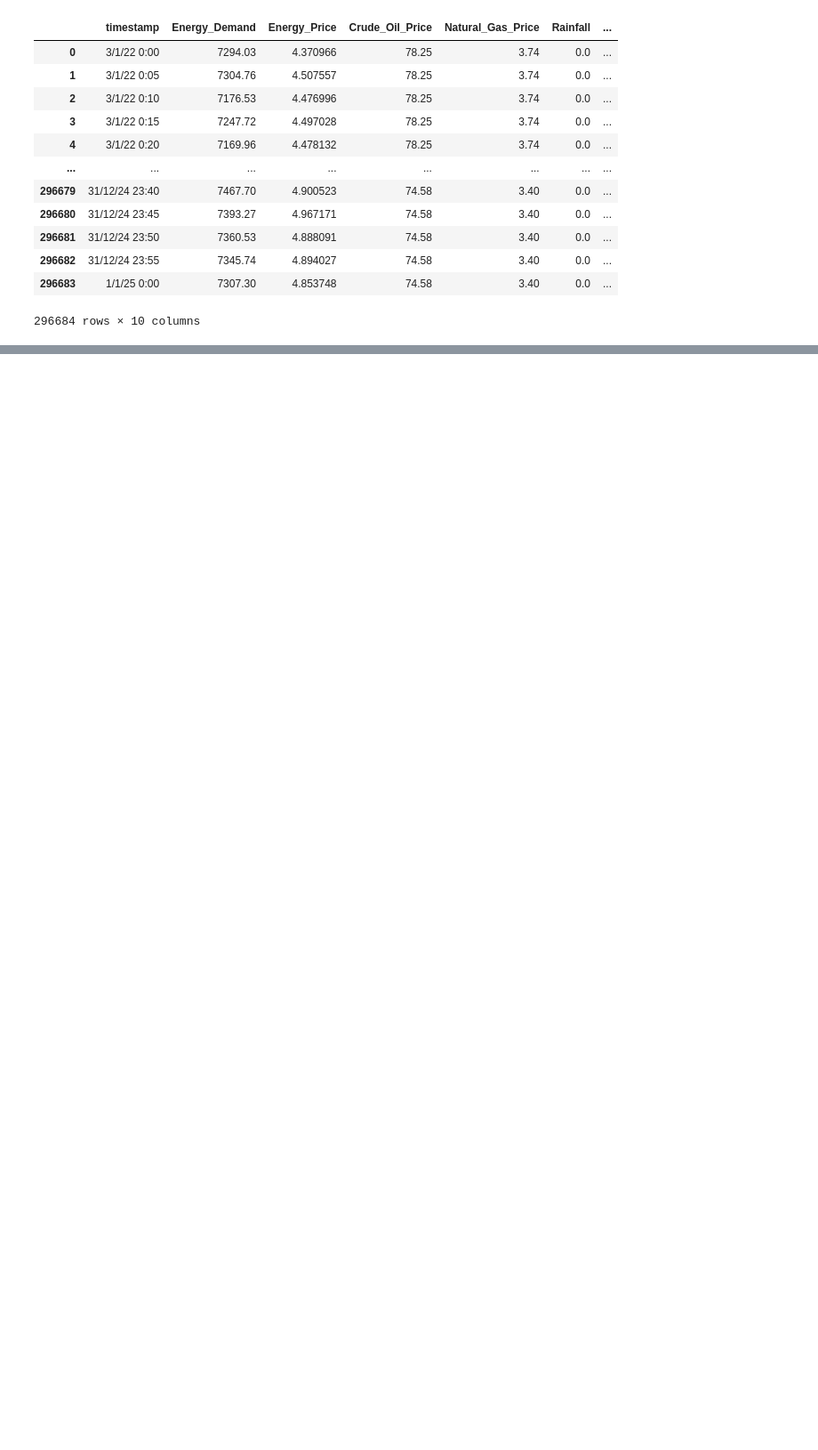
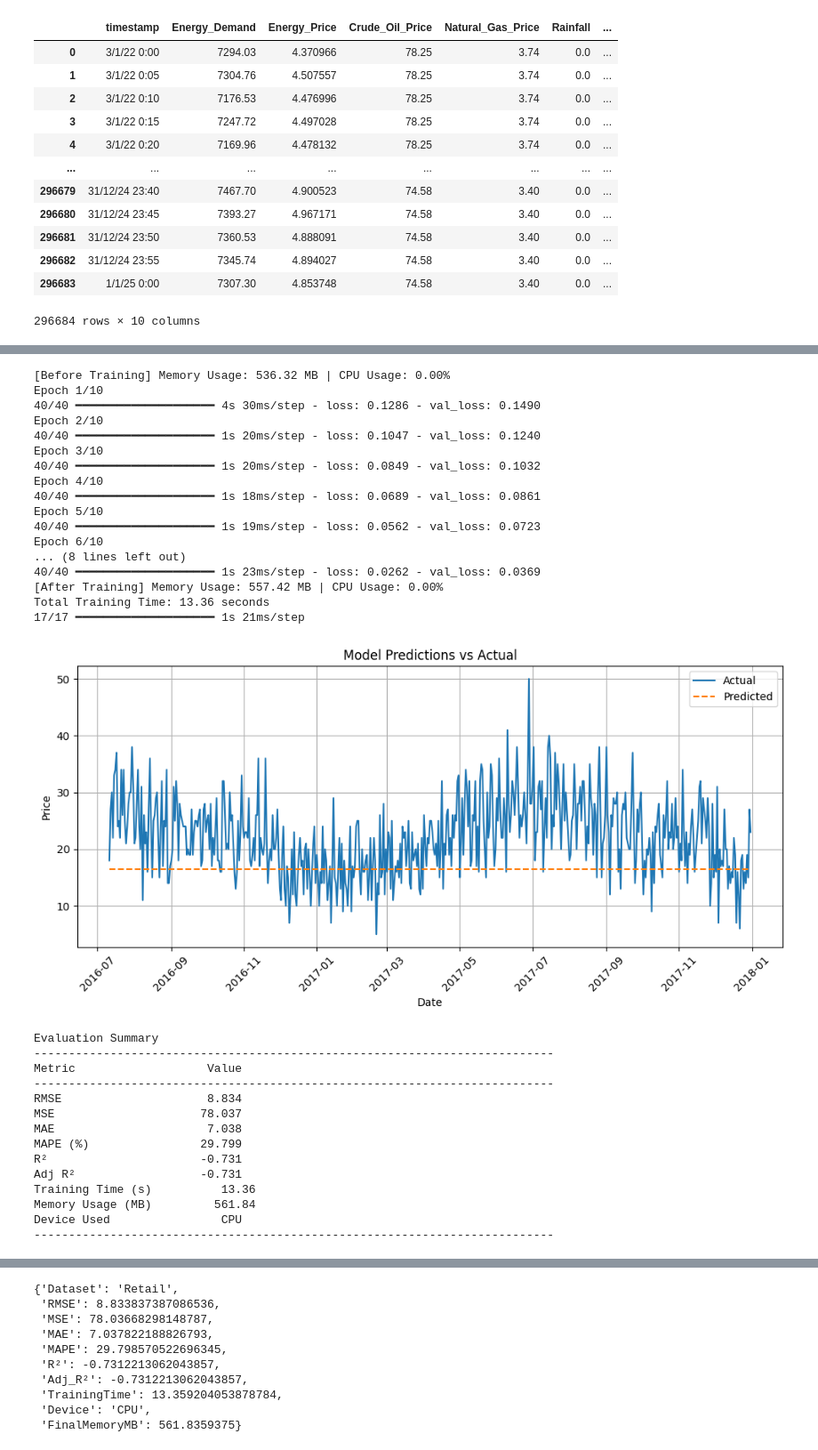
Before and after one commit to Cherry-808/DSS5104-ForecastDL, a Jupyter notebook: notebooks/LSTM.ipynb, the cells around one changed output, grey strips where cells are left out. Shown at 89% size. Cells and saved outputs as stored; diff of their text form; code cells hidden in the pictures; blank space fills up the shorter version.

```diff
--- a/notebooks/LSTM.ipynb
+++ b/notebooks/LSTM.ipynb
@@ -516,0 +584,48 @@ Transportation  0.047854 -0.214331      6.889460    CPU    1670.503906
+# %%
+# Run LSTM Model on Retail Data
+
+# Define parameters for LSTM model
+target = 'sales'  # Target variable to predict
+date_col = 'date'  # Column name for the date
+data = retail_data_no_lag[[target, date_col]]
+data.name = "Retail"
+seq_length = 30  # Number of time steps to look back
+test_ratio = 0.3  # Proportion of data to use for testing
+epochs = 10  # Number of epochs for training
+batch_size = 32  # Batch size for training
+
+retail_results_1 = run_lstm_on_dataset(data, target, date_col, seq_length, test_ratio, epochs, batch_size)
+retail_results_1
+# %% [output]
+[Before Training] Memory Usage: 536.32 MB | CPU Usage: 0.00%
+Epoch 1/10
+40/40 ━━━━━━━━━━━━━━━━━━━━ 4s 30ms/step - loss: 0.1286 - val_loss: 0.1490
+Epoch 2/10
+40/40 ━━━━━━━━━━━━━━━━━━━━ 1s 20ms/step - loss: 0.1047 - val_loss: 0.1240
+Epoch 3/10
+40/40 ━━━━━━━━━━━━━━━━━━━━ 1s 20ms/step - loss: 0.0849 - val_loss: 0.1032
+Epoch 4/10
+40/40 ━━━━━━━━━━━━━━━━━━━━ 1s 18ms/step - loss: 0.0689 - val_loss: 0.0861
+Epoch 5/10
+40/40 ━━━━━━━━━━━━━━━━━━━━ 1s 19ms/step - loss: 0.0562 - val_loss: 0.0723
+Epoch 6/10
+... (8 lines left out)
+40/40 ━━━━━━━━━━━━━━━━━━━━ 1s 23ms/step - loss: 0.0262 - val_loss: 0.0369
+[After Training] Memory Usage: 557.42 MB | CPU Usage: 0.00%
+Total Training Time: 13.36 seconds
+17/17 ━━━━━━━━━━━━━━━━━━━━ 1s 21ms/step
+[figure, added]
+Evaluation Summary
+---------------------------------------------------------------------------
+Metric                   Value
+---------------------------------------------------------------------------
+RMSE                     8.834
+MSE                     78.037
+MAE                      7.038
+MAPE (%)                29.799
+R²                      -0.731
+Adj R²                  -0.731
+Training Time (s)          13.36
+Memory Usage (MB)         561.84
+Device Used                CPU
+---------------------------------------------------------------------------
@@ -516,0 +634,10 @@ Transportation  0.047854 -0.214331      6.889460    CPU    1670.503906
+{'Dataset': 'Retail',
+ 'RMSE': 8.833837387086536,
+ 'MSE': 78.03668298148787,
+ 'MAE': 7.037822188826793,
+ 'MAPE': 29.798570522696345,
+ 'R²': -0.7312213062043857,
+ 'Adj_R²': -0.7312213062043857,
+ 'TrainingTime': 13.359204053878784,
+ 'Device': 'CPU',
+ 'FinalMemoryMB': 561.8359375}
```
Also changed, not shown: parts of 16 cells of this notebook, 4 other files.
